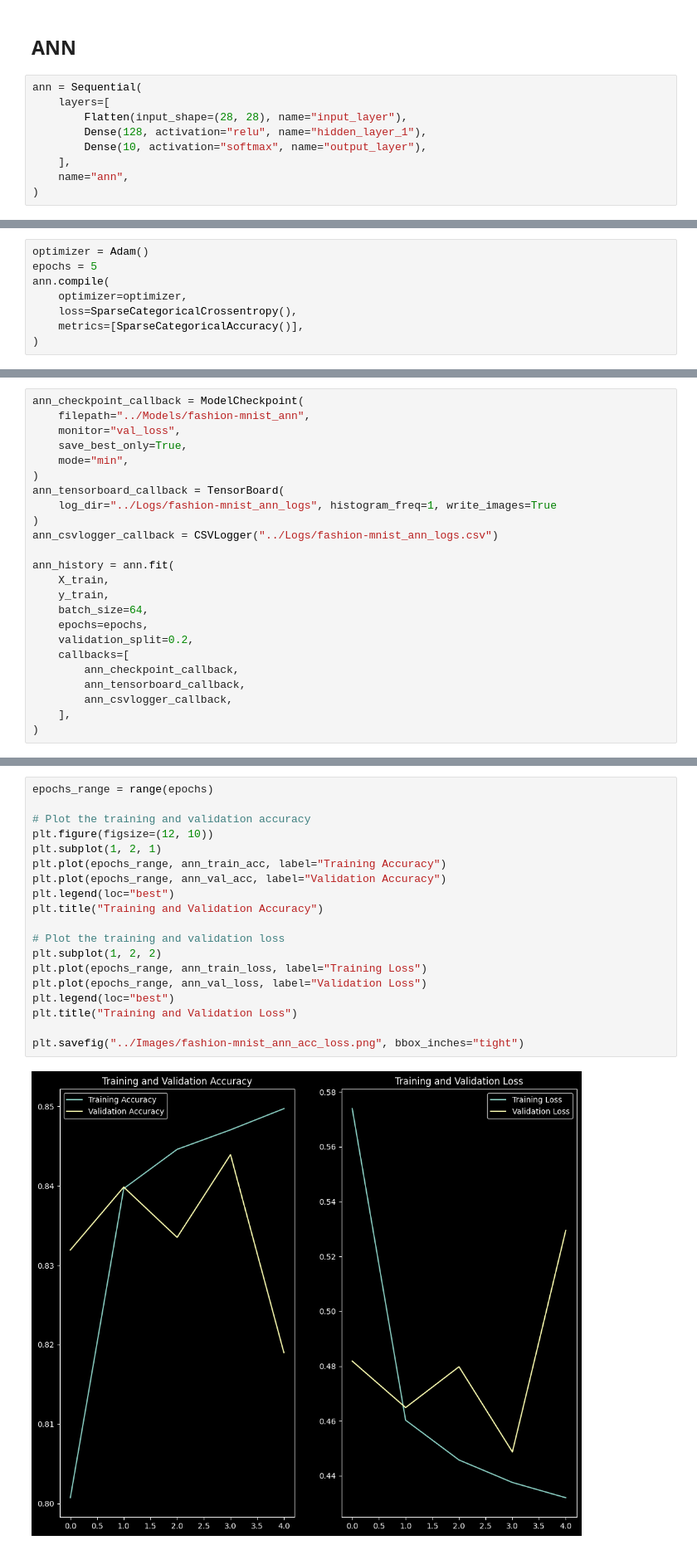
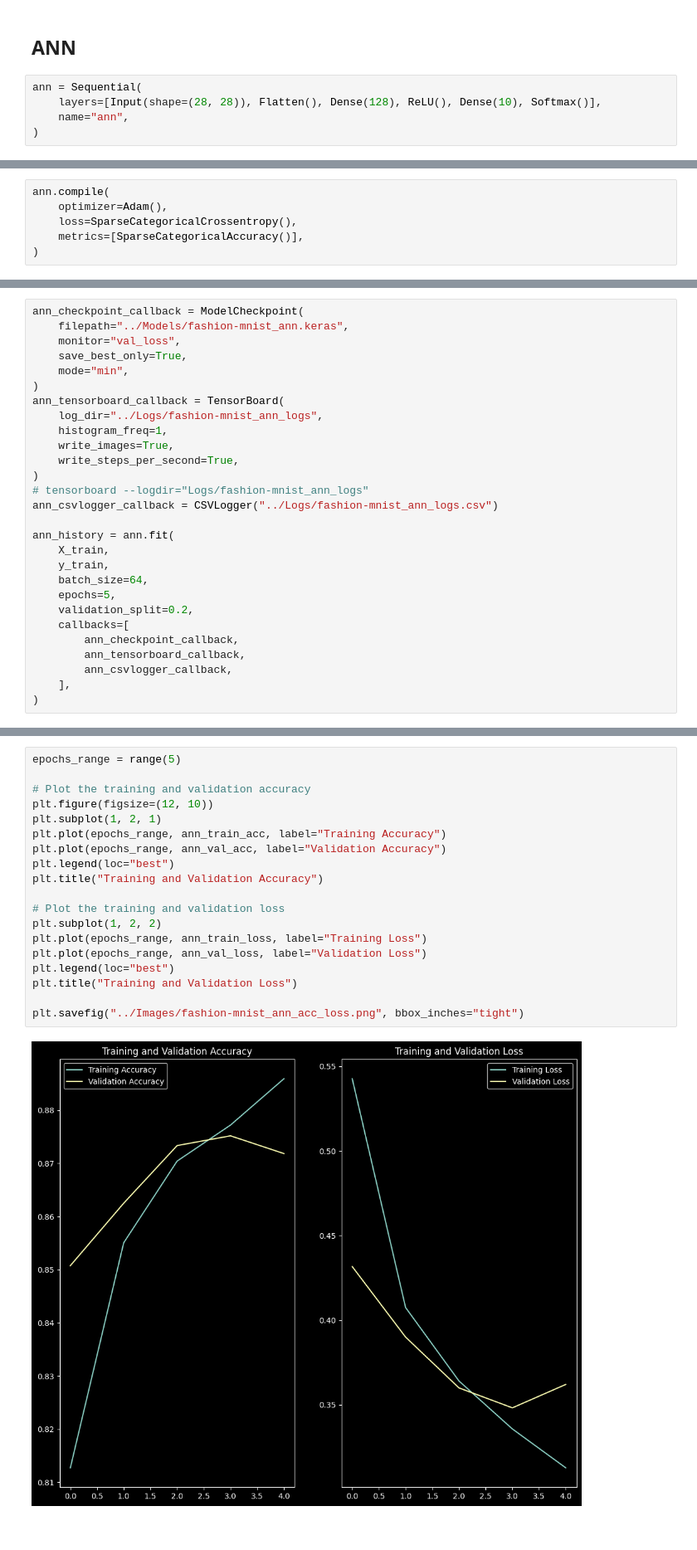
Before and after one commit to debjitpal5040/Deep_Learning_Algorithms, a Jupyter notebook: Tensorflow/fashion-mnist.ipynb, the cells around one changed output, grey strips where cells are left out. Shown: that part at 83% size. Cells and saved outputs as stored; diff of their text form.

Commit message:
fashion-mnist

```diff
--- a/Tensorflow/fashion-mnist.ipynb
+++ b/Tensorflow/fashion-mnist.ipynb
@@ -60,10 +61,6 @@ X_test = X_test / 255.0
 ## ANN
 # %%
 ann = Sequential(
-    layers=[
-        Flatten(input_shape=(28, 28), name="input_layer"),
-        Dense(128, activation="relu", name="hidden_layer_1"),
-        Dense(10, activation="softmax", name="output_layer"),
-    ],
+    layers=[Input(shape=(28, 28)), Flatten(), Dense(128), ReLU(), Dense(10), Softmax()],
     name="ann",
 )
@@ -100,8 +95,6 @@ _________________________________________________________________
 # %%
-optimizer = Adam()
-epochs = 5
 ann.compile(
-    optimizer=optimizer,
+    optimizer=Adam(),
     loss=SparseCategoricalCrossentropy(),
     metrics=[SparseCategoricalAccuracy()],
 )
@@ -108,20 +113,24 @@ ann.compile(
 # %%
 ann_checkpoint_callback = ModelCheckpoint(
-    filepath="../Models/fashion-mnist_ann",
+    filepath="../Models/fashion-mnist_ann.keras",
     monitor="val_loss",
     save_best_only=True,
     mode="min",
 )
 ann_tensorboard_callback = TensorBoard(
-    log_dir="../Logs/fashion-mnist_ann_logs", histogram_freq=1, write_images=True
+    log_dir="../Logs/fashion-mnist_ann_logs",
+    histogram_freq=1,
+    write_images=True,
+    write_steps_per_second=True,
 )
+# tensorboard --logdir="Logs/fashion-mnist_ann_logs"
 ann_csvlogger_callback = CSVLogger("../Logs/fashion-mnist_ann_logs.csv")
 
 ann_history = ann.fit(
     X_train,
     y_train,
     batch_size=64,
-    epochs=epochs,
+    epochs=5,
     validation_split=0.2,
     callbacks=[
         ann_checkpoint_callback,
@@ -170,24 +173,24 @@ Validation loss: 0.4809579074382782
 # %%
-epochs_range = range(epochs)
+epochs_range = range(5)
 
 # Plot the training and validation accuracy
 plt.figure(figsize=(12, 10))
 plt.subplot(1, 2, 1)
 plt.plot(epochs_range, ann_train_acc, label="Training Accuracy")
 plt.plot(epochs_range, ann_val_acc, label="Validation Accuracy")
 plt.legend(loc="best")
 plt.title("Training and Validation Accuracy")
 
 # Plot the training and validation loss
 plt.subplot(1, 2, 2)
 plt.plot(epochs_range, ann_train_loss, label="Training Loss")
 plt.plot(epochs_range, ann_val_loss, label="Validation Loss")
 plt.legend(loc="best")
 plt.title("Training and Validation Loss")
 
 plt.savefig("../Images/fashion-mnist_ann_acc_loss.png", bbox_inches="tight")
 # %% [output]
-[figure, old version]
+[figure, new version]
 # %%
 ann_test_loss, ann_test_accuracy = ann.evaluate(X_test, y_test)
 print("Test loss:", ann_test_loss)
```
Also changed, not shown: parts of 20 cells of this notebook, 26 other files.
